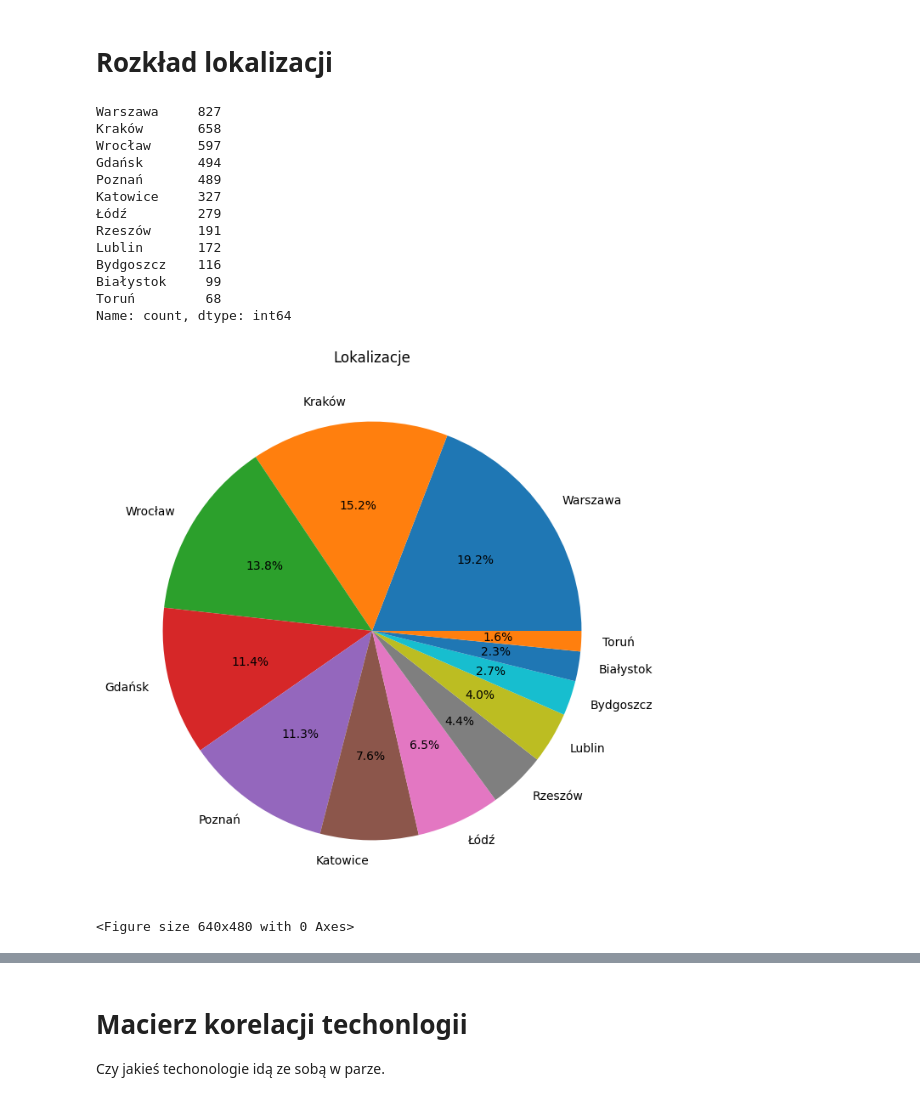
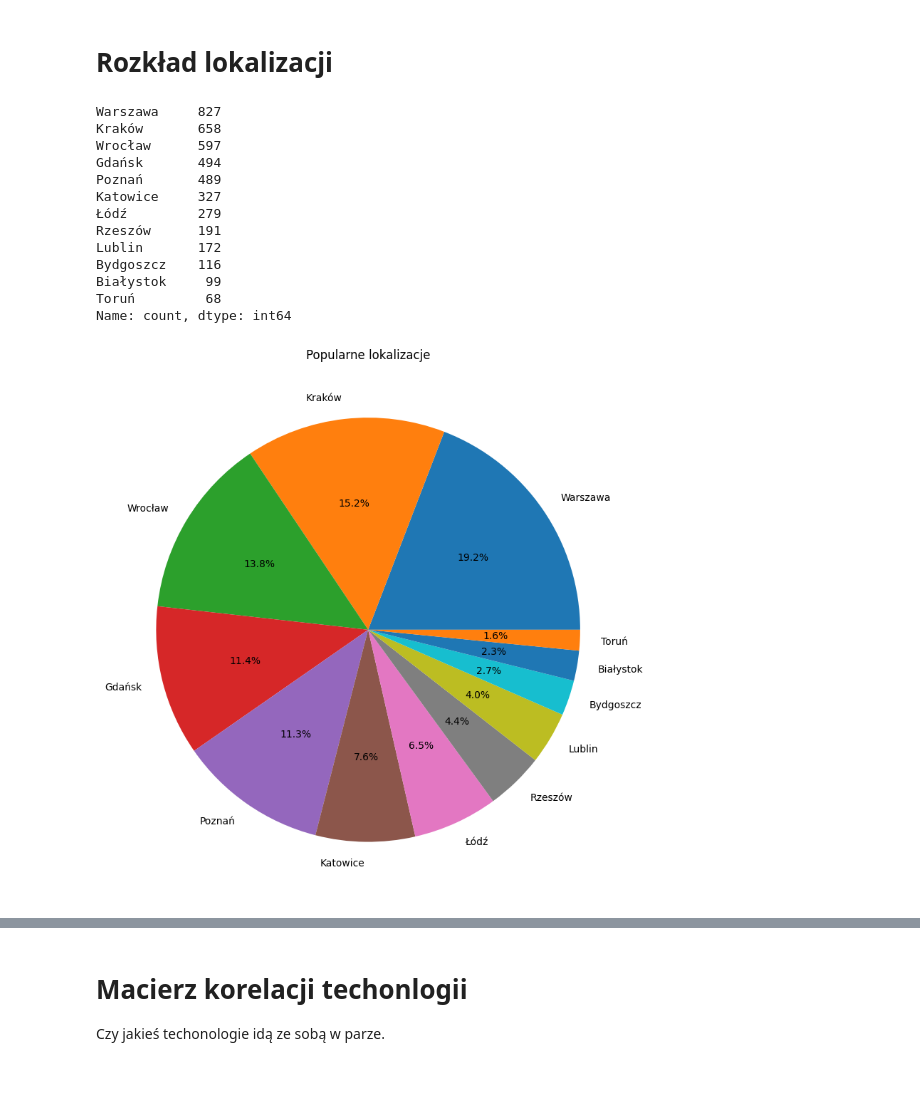
Before and after one commit to lukaszfabia/IT-salary-predictor, a Jupyter notebook: analysis/analysis.ipynb, the cells around one changed output, grey strips where cells are left out. Saved outputs shown, nothing was run; the diff lists cells and outputs as text; code cells hidden in the pictures.

```diff
--- a/analysis/analysis.ipynb
+++ b/analysis/analysis.ipynb
@@ -217,8 +216,9 @@ def get_histogram(data, column_name, title, encoder, label_x="", label_y="", is_
     plt.xlabel(label_x)
     plt.ylabel(label_y)
     plt.title(title)
+    plt.tight_layout()
+    plt.savefig(f"plots/rozkłady/{title.lower().replace(" ", "_")}.png")
     plt.show()
-    plt.savefig(f"plots/rozkłady/{title}.png")
 # %%
 def compute_amount_offers_for(exp):
     exp_code = exp_encoder.transform([exp])[0]
@@ -332,21 +328,20 @@ popularity(df, 'AWS', 'android', 'Popularność technologii', 'Technologie', 'Li
 # %% [markdown]
 # Rozkład lokalizacji
 # %%
-get_histogram(df, 'location_code', 'Lokalizacje', location_encoder, label_x="", label_y="")
+get_histogram(df, 'location_code', 'Popularne lokalizacje', location_encoder, label_x="", label_y="")
 # %% [output]
 Warszawa     827
 Kraków       658
 Wrocław      597
 Gdańsk       494
 Poznań       489
 Katowice     327
 Łódź         279
 Rzeszów      191
 Lublin       172
 Bydgoszcz    116
 Białystok     99
 Toruń         68
 Name: count, dtype: int64
-[figure, old version]
+[figure, new version]
-<Figure size 640x480 with 0 Axes>
 # %%
```
Also changed, not shown: parts of 25 cells of this notebook, 32 other files.
